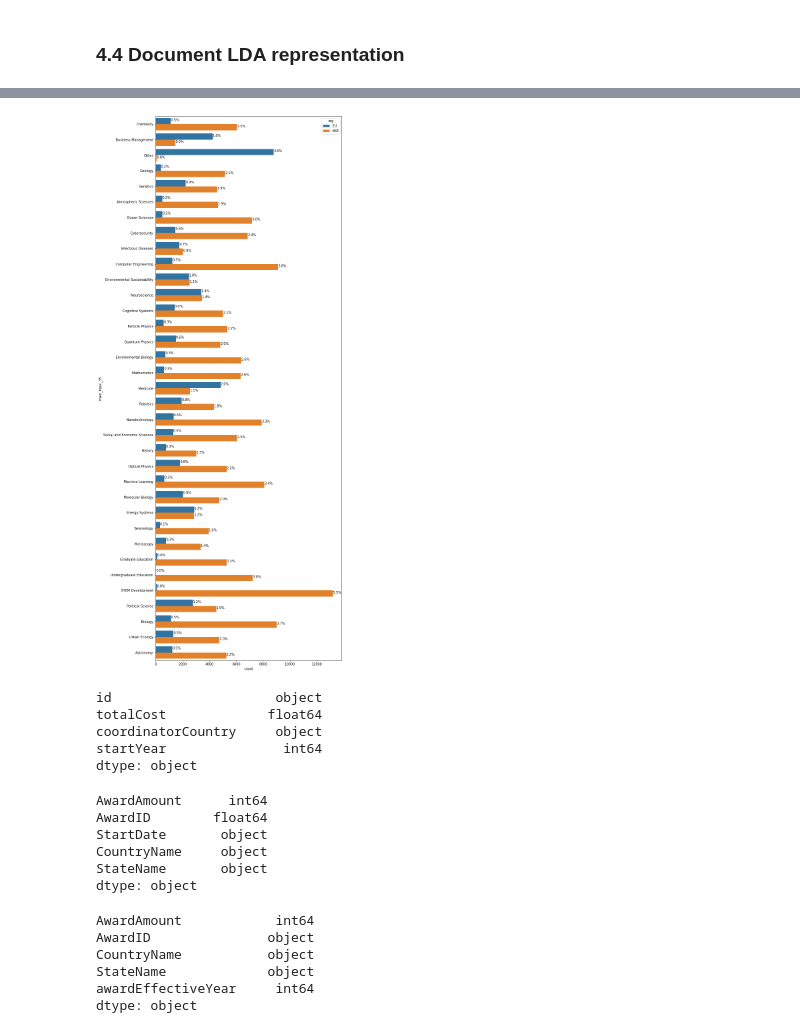
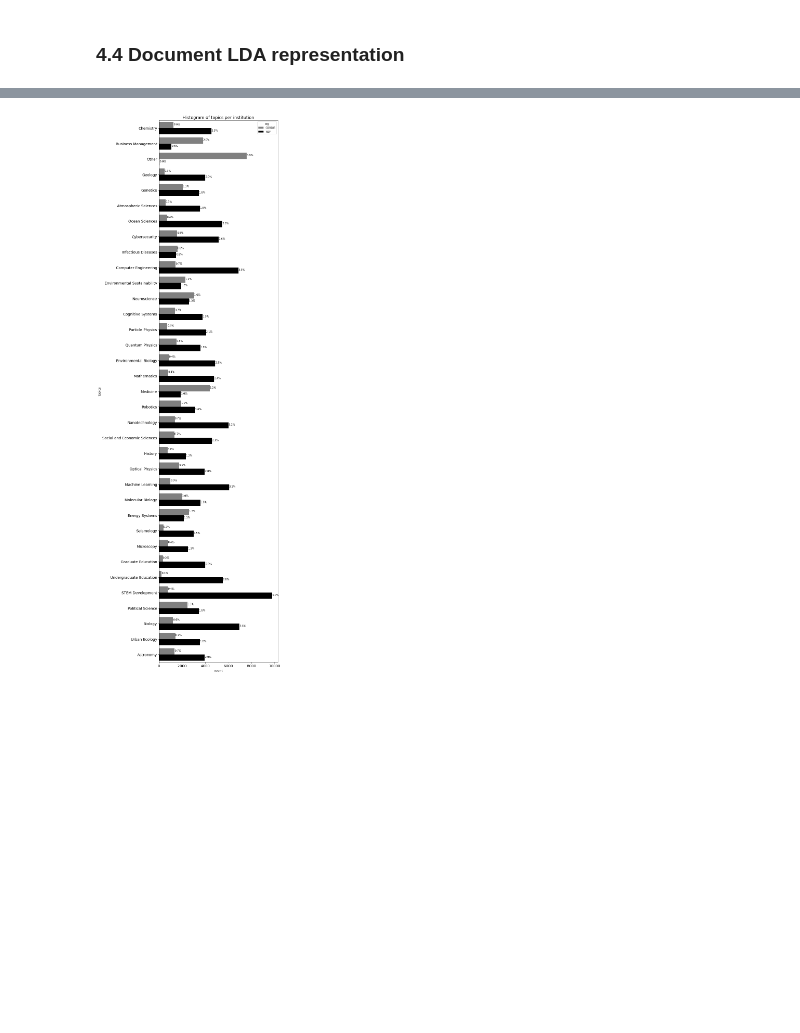
Before and after one commit to celiaromero/mythesis, a Jupyter notebook: topic_modeling.ipynb, the cells around one changed output, grey strips where cells are left out. Saved outputs shown, nothing was run; the diff lists cells and outputs as text; code cells hidden in the pictures; blank space fills up the shorter version.

```diff
--- a/topic_modeling.ipynb
+++ b/topic_modeling.ipynb
@@ -274,19 +260,19 @@ for i in range(5):
 
     # Build a dataframe with columns 'token' and 'weight' for topic i
     df = pd.DataFrame(ldamallet.show_topic(i, topn=topn), columns=['token','weight'])
-    sns.barplot(x='weight', y='token', data=df, color='c', orient='h', ax=axes[0][i])
+    sns.barplot(x='weight', y='token', data=df, color='k', orient='h', ax=axes[0][i])
     axes[0][i].set_title('Topic ' + str(i))
     # Build a dataframe with columns 'token' and 'weight' for topic i + 5
     df = pd.DataFrame(ldamallet.show_topic(i+5, topn=topn), columns=['token','weight'])
-    sns.barplot(x='weight', y='token', data=df, color='c', orient='h', ax=axes[1][i])
+    sns.barplot(x='weight', y='token', data=df, color='k', orient='h', ax=axes[1][i])
     axes[1][i].set_title('Topic ' + str(i+5))
     # Build a dataframe with columns 'token' and 'weight' for topic i + 10
     df = pd.DataFrame(ldamallet.show_topic(i+10, topn=topn), columns=['token','weight'])
-    sns.barplot(x='weight', y='token', data=df, color='c', orient='h', ax=axes[2][i])
+    sns.barplot(x='weight', y='token', data=df, color='k', orient='h', ax=axes[2][i])
     axes[2][i].set_title('Topic ' + str(i+10))
     # Build a dataframe with columns 'token' and 'weight' for topic i + 15
     df = pd.DataFrame(ldamallet.show_topic(i + 15, topn=topn), columns=['token','weight'])
-    sns.barplot(x='weight', y='token', data=df, color='c', orient='h', ax=axes[3][i])
+    sns.barplot(x='weight', y='token', data=df, color='k', orient='h', ax=axes[3][i])
     axes[3][i].set_title('Topic ' + str(i + 15))
 
 plt.show()
@@ -292,0 +281,15 @@ plt.show()
+# %%
+topn = 10 # top 25 words in each topic
+
+fig, axes = plt.subplots(1, 5, figsize=(16, 5), sharex=True)
+
+for i in range(5):
+
+    # Build a dataframe with columns 'token' and 'weight' for topic i
+    df = pd.DataFrame(ldamallet.show_topic(i, topn=topn), columns=['token','weight'])
+    sns.barplot(x='weight', y='token', data=df, color='k', orient='h', ax=axes[i])
+    axes[i].set_title('Topic ' + str(i))
+    plt.sca(axes[i])
+    plt.yticks(size=14)
+
+plt.show()
@@ -565,5 +534,5 @@ Maximum mean coherence (0.668266) is achieved with 35 topics
 # %%
-ldamallet = LdaMallet(mallet_path, corpus=mycorpus_bow, num_topics=35, id2word=D, alpha=5, iterations=1000)
+ldamallet35 = LdaMallet(mallet_path, corpus=mycorpus_bow, num_topics=35, id2word=D, alpha=5, iterations=1000)
 # %%
 mytopics = pd.DataFrame(columns=['topic','word'])
 topn = 35
@@ -583,0 +551,4 @@ pyLDAvis.display(vis_data)
+# %%
+ldagensim = malletmodel2ldamodel(ldamallet)
+vis_data = gensimvis.prepare(ldagensim, mycorpus_bow, D)
+pyLDAvis.display(vis_data)
@@ -637,18 +618,21 @@ corpusdata
 # %%
 fig, axes = plt.subplots(1, 1, figsize=(10, 30), sharex=True)
-#ids_order = [str(x) for x in list(range(45))]
-#sns.countplot(data = corpusdata, y='main_topic_35', hue='org', order=tpc_descriptions)
-#plt.show()
 
+ax = sns.countplot(data = corpusdata, y='main_topic_35', hue='org', order=tpc_descriptions, palette=['gray','k'])
 
-ax = sns.countplot(data = corpusdata, y='main_topic_35', hue='org', order=tpc_descriptions)
+#ax.axes.set_title('Histogram of topics per institution',fontsize=14)
+ax.set_xlabel('count',fontsize=12)
+ax.set_ylabel('topics',fontsize=12)
+plt.xticks(size=14)
+plt.yticks(size=14)
 
 for p in ax.patches:
         percentage = '{:.1f}%'.format(100 * p.get_width()/len(corpusdata))
         x = p.get_x() + p.get_width() + 0.02
         y = p.get_y() + p.get_height()/2
         ax.annotate(percentage, (x, y))
 
+plt.title('Histogram of topics per institution',fontsize=16)
 plt.show()
 # %% [output]
-[figure, old version]
+[figure, new version]
@@ -658,27 +638,0 @@ nsf = pd.read_csv('data/nsf/nsf.csv',usecols=['AwardID','AwardAmount','CountryNa
-# %%
-cordis.dtypes
-# %% [output]
-id                     object
-totalCost             float64
-coordinatorCountry     object
-startYear               int64
-dtype: object
-# %%
-nsf.dtypes
-# %% [output]
-AwardAmount      int64
-AwardID        float64
-StartDate       object
-CountryName     object
-StateName       object
-dtype: object
-# %%
-nsf['AwardID'] = nsf['AwardID'].astype(str)
-nsf.dtypes
-# %% [output]
-AwardAmount            int64
-AwardID               object
-CountryName           object
-StateName             object
-awardEffectiveYear     int64
-dtype: object
```
Also changed, not shown: parts of 50 cells of this notebook, 3 other files.
